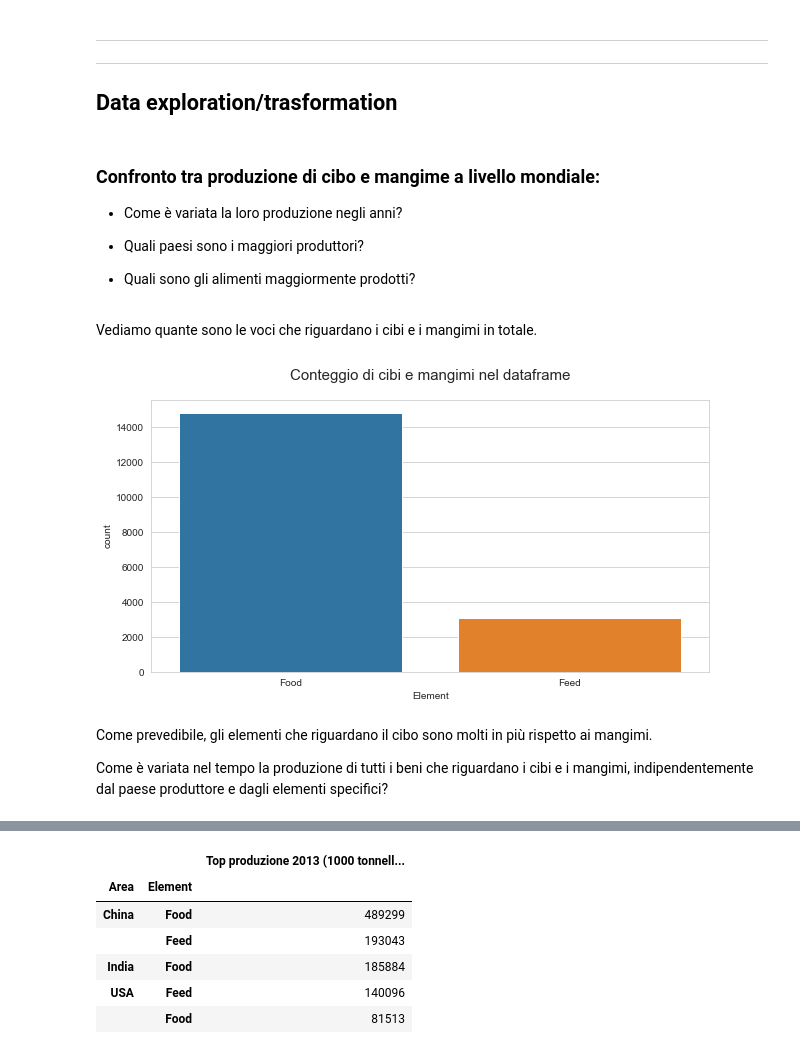
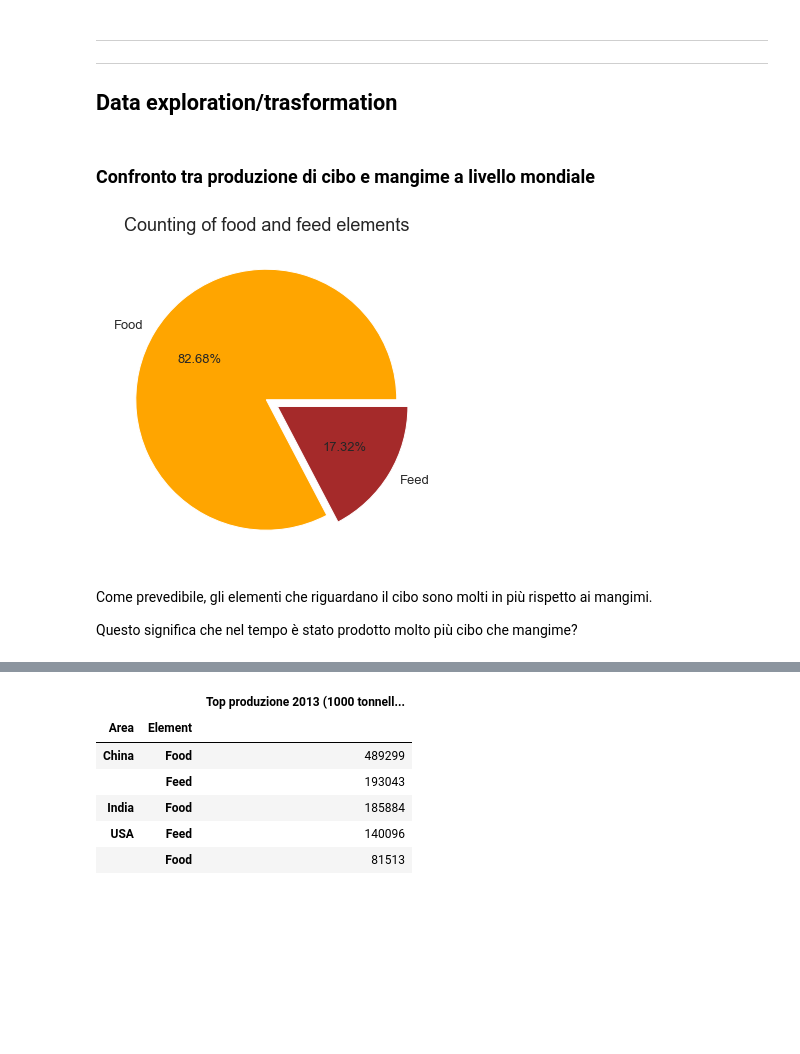
Before and after one commit to TheHextech/start2impact, a Jupyter notebook: Data_Science/Food_Project_DataVisualization_DataManipulation/EmanueleImmesiDataVis.ipynb, the cells around one changed output, grey strips where cells are left out. Drawn from its saved outputs; the diff is of its cells as text; code cells hidden in the pictures; blank space fills up the shorter version.

```diff
--- a/Data_Science/Food_Project_DataVisualization_DataManipulation/EmanueleImmesiDataVis.ipynb
+++ b/Data_Science/Food_Project_DataVisualization_DataManipulation/EmanueleImmesiDataVis.ipynb
@@ -759,28 +762,25 @@ df_emiss = df.copy()
 ---
 ## Data exploration/trasformation
 # %% [markdown]
-### Confronto tra produzione di cibo e mangime a livello mondiale:
-
-- Come è variata la loro produzione negli anni?
-
-- Quali paesi sono i maggiori produttori?
-
-- Quali sono gli alimenti maggiormente prodotti?
+### Confronto tra produzione di cibo e mangime a livello mondiale
-# %% [markdown]
-Vediamo quante sono le voci che riguardano i cibi e i mangimi in totale.
-# %%
-plt.figure(figsize=(10,5))
-
-sns.countplot(x='Element', data=df_prod)
-
-plt.title('Conteggio di cibi e mangimi nel dataframe',size=15, pad=20)
-plt.show()
-# %% [output]
-[figure, removed]
+# %%
+elements = df_prod["Element"].value_counts()
+
+labels = elements.index
+explode = [0, 0.1]
+colors = ['orange', 'brown']
+
+plt.figure(figsize = (8,6))
+plt.pie(elements, labels=labels, explode=explode, autopct='%1.2f%%', colors=colors, textprops={'fontsize': 13})
+
+plt.title("Counting of food and feed elements", fontsize=18)
+plt.show()
+# %% [output]
+[figure, added]
 # %% [markdown]
 Come prevedibile, gli elementi che riguardano il cibo sono molti in più rispetto ai mangimi.
 
-Come è variata nel tempo la produzione di tutti i beni che riguardano i cibi e i mangimi, indipendentemente dal paese produttore e dagli elementi specifici?
+Questo significa che nel tempo è stato prodotto molto più cibo che mangime?
 # %%
 years_of_production = [str(n) for n in range(1961, 2013+1)]
 
```
Also changed, not shown: parts of 29 cells of this notebook.
